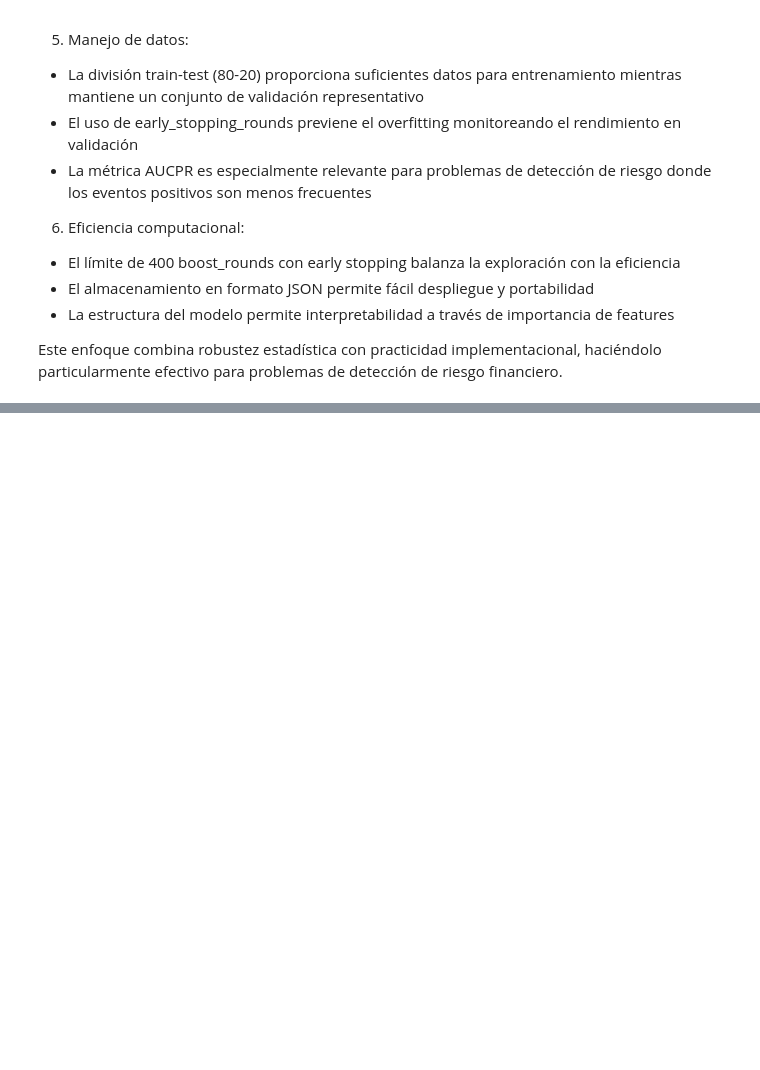
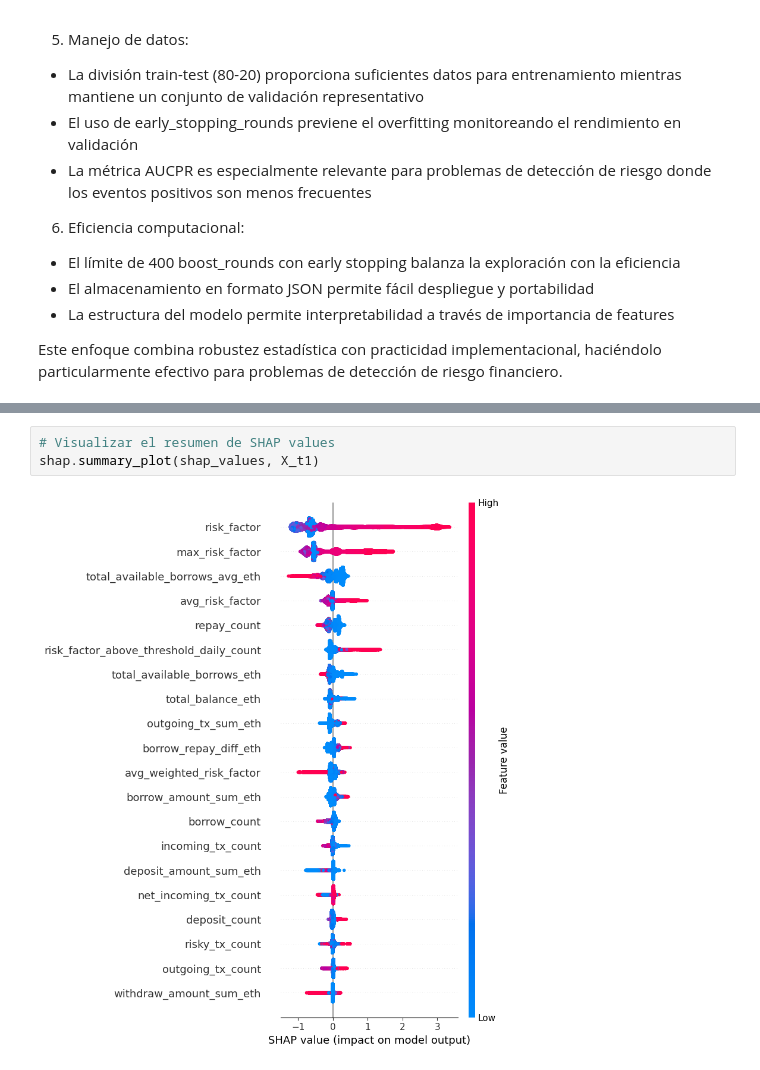
Before and after one commit to Qajirr/MDS7202-Labs, a Jupyter notebook: Proyecto/Informe.ipynb, the cells around one changed output, grey strips where cells are left out. Saved outputs shown, nothing was run; the diff lists cells and outputs as text; blank space fills up the shorter version.

Commit message:
shap etapa2

```diff
--- a/Proyecto/Informe.ipynb
+++ b/Proyecto/Informe.ipynb
@@ -641,0 +741,5 @@ Este enfoque combina robustez estadística con practicidad implementacional, hac
+# %%
+# Visualizar el resumen de SHAP values
+shap.summary_plot(shap_values, X_t1)
+# %% [output]
+[figure, added]
```
Also changed, not shown: parts of 2 cells of this notebook.
